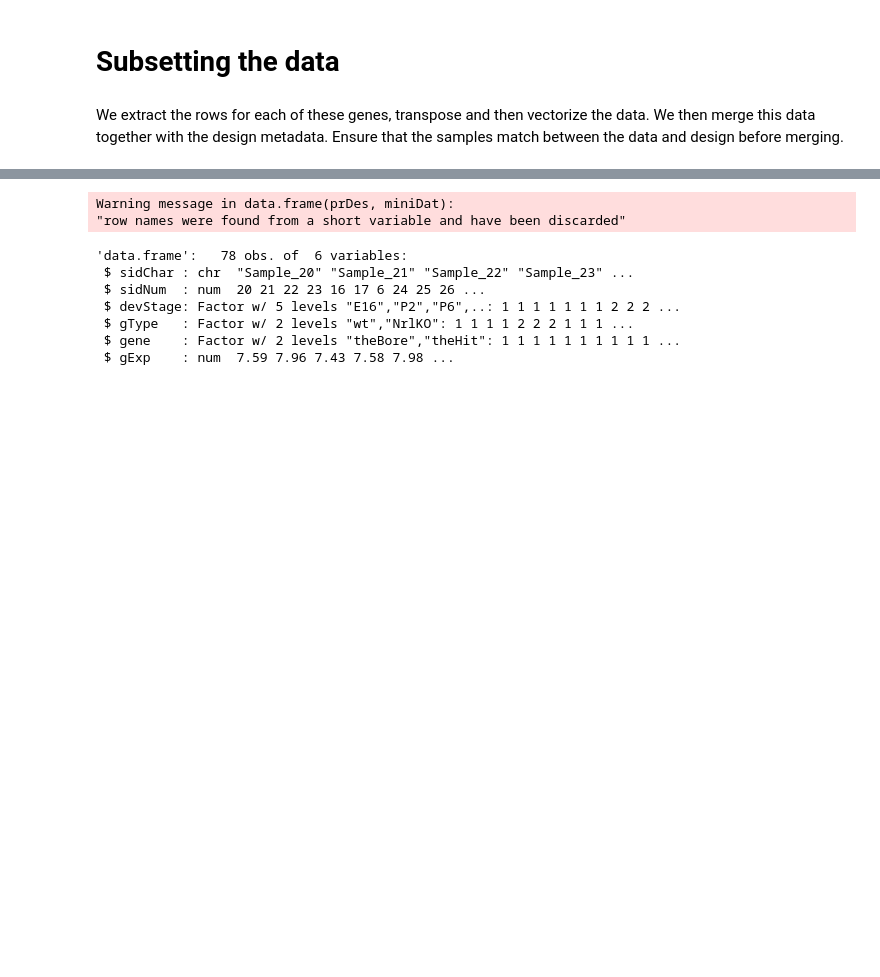
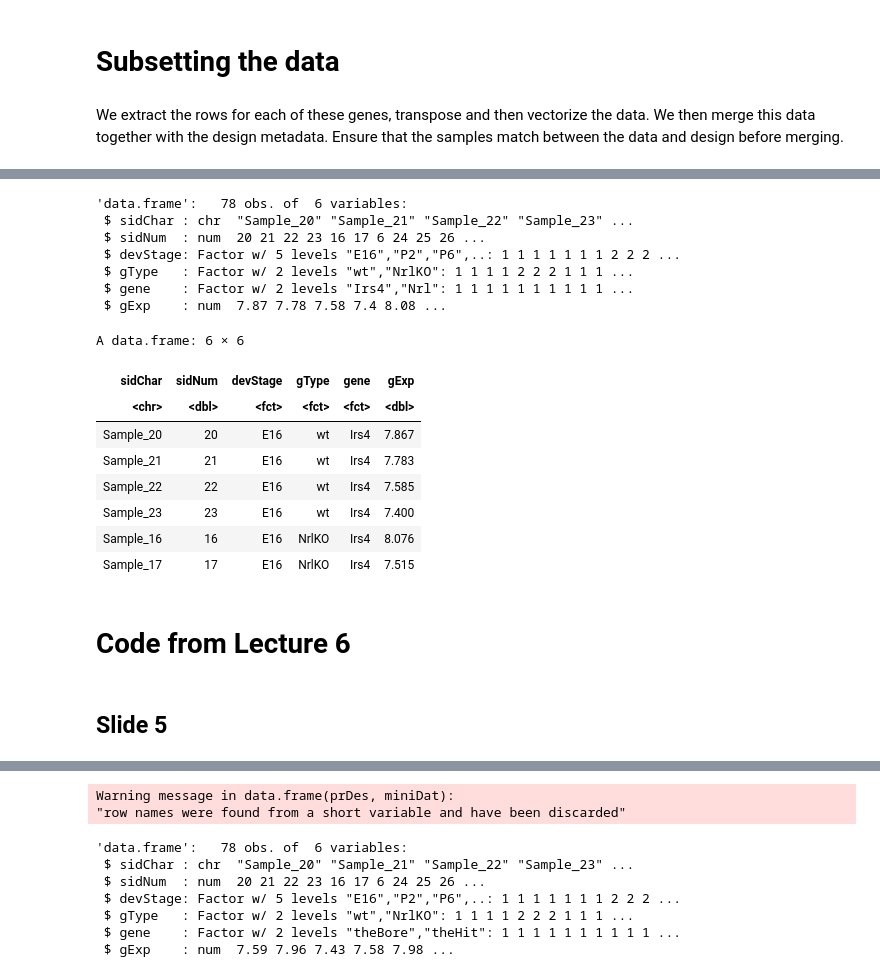
Before and after one commit to gcohenfr/STAT540_RMarkdown_Slides, a Jupyter notebook: L6_JupyterReport.ipynb, the cells around one changed output, grey strips where cells are left out. Cells and saved outputs as stored; diff of their text form; code cells hidden in the pictures; blank space fills up the shorter version.

Commit message:
Updated L6 slides, Created L6 Report and L7 Slides

```diff
--- a/L6_JupyterReport.ipynb
+++ b/L6_JupyterReport.ipynb
@@ -139,3 +128,11 @@ A data.frame: 6 × 5
 # Subsetting the data
 # %% [markdown]
 We extract the rows for each of these genes, transpose and then vectorize the data. We then merge this data together with the design metadata. Ensure that the samples match between the data and design before merging.
+# %%
+miniDat <- as.vector(t(prDat[c("1422248_at", "1450946_at"), ]))
+miniDat <- data.frame(gene = rep(c("Irs4", "Nrl"), each = nrow(prDes)),
+                      gExp = miniDat)
+miniDat <- data.frame(prDes, miniDat) # ignore the warning about row names
+str(miniDat)
+head(miniDat)
+# %% [output]
@@ -141,0 +141,20 @@ We extract the rows for each of these genes, transpose and then vectorize the da
+'data.frame':   78 obs. of  6 variables:
+ $ sidChar : chr  "Sample_20" "Sample_21" "Sample_22" "Sample_23" ...
+ $ sidNum  : num  20 21 22 23 16 17 6 24 25 26 ...
+ $ devStage: Factor w/ 5 levels "E16","P2","P6",..: 1 1 1 1 1 1 1 2 2 2 ...
+ $ gType   : Factor w/ 2 levels "wt","NrlKO": 1 1 1 1 2 2 2 1 1 1 ...
+ $ gene    : Factor w/ 2 levels "Irs4","Nrl": 1 1 1 1 1 1 1 1 1 1 ...
+ $ gExp    : num  7.87 7.78 7.58 7.4 8.08 ...
+A data.frame: 6 × 6
+| sidChar | sidNum | devStage | gType | gene | gExp |
+| <chr> | <dbl> | <fct> | <fct> | <fct> | <dbl> |
+| Sample_20 | 20 | E16 | wt | Irs4 | 7.867 |
+| Sample_21 | 21 | E16 | wt | Irs4 | 7.783 |
+| Sample_22 | 22 | E16 | wt | Irs4 | 7.585 |
+| Sample_23 | 23 | E16 | wt | Irs4 | 7.400 |
+| Sample_16 | 16 | E16 | NrlKO | Irs4 | 8.076 |
+| Sample_17 | 17 | E16 | NrlKO | Irs4 | 7.515 |
+# %% [markdown]
+# Code from Lecture 6
+# %% [markdown]
+## Slide 5
```
Also changed, not shown: parts of 21 cells of this notebook, 36 other files.
